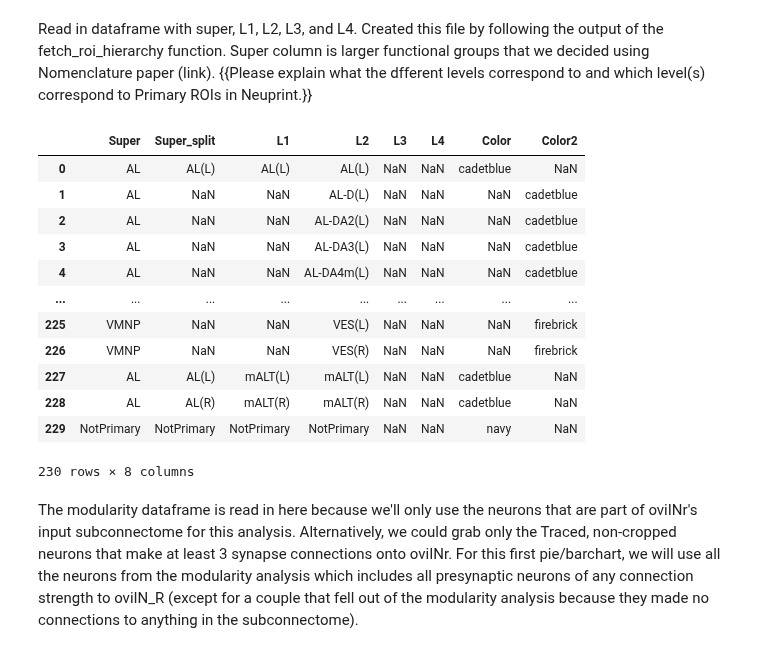
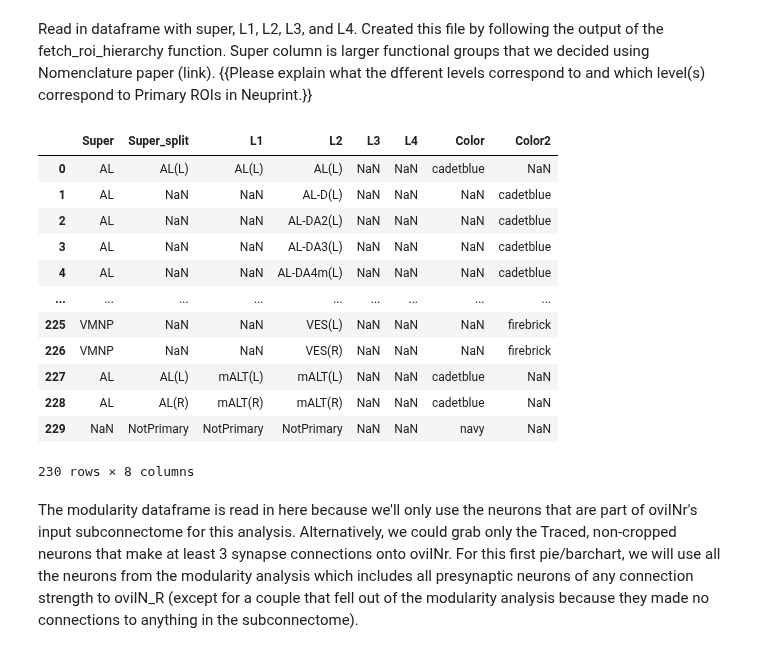
Before and after one commit to Gutierrez-lab/oviIN-inputs, a Jupyter notebook: piechart.ipynb, the cells around one changed output. Drawn from its saved outputs; the diff is of its cells as text; code cells hidden in the pictures.

Commit message:
optional removal of NotPrimary

```diff
--- a/piechart.ipynb
+++ b/piechart.ipynb
@@ -30,21 +30,21 @@ except:
 # %% [markdown]
 Read in dataframe with super, L1, L2, L3, and L4. Created this file by following the output of the fetch_roi_hierarchy function. Super column is larger functional groups that we decided using Nomenclature paper (link). {{Please explain what the dfferent levels correspond to and which level(s) correspond to Primary ROIs in Neuprint.}}
 # %%
-roi_df = pd.read_excel('data/all_roi_df.xlsx')
+roi_df = pd.read_excel('data/all_roi_df_fixed.xlsx')
 roi_df
 # %% [output]
 |  | Super | Super_split | L1 | L2 | L3 | L4 | Color | Color2 |
 | 0 | AL | AL(L) | AL(L) | AL(L) | NaN | NaN | cadetblue | NaN |
 | 1 | AL | NaN | NaN | AL-D(L) | NaN | NaN | NaN | cadetblue |
 | 2 | AL | NaN | NaN | AL-DA2(L) | NaN | NaN | NaN | cadetblue |
 | 3 | AL | NaN | NaN | AL-DA3(L) | NaN | NaN | NaN | cadetblue |
 | 4 | AL | NaN | NaN | AL-DA4m(L) | NaN | NaN | NaN | cadetblue |
 | ... | ... | ... | ... | ... | ... | ... | ... | ... |
 | 225 | VMNP | NaN | NaN | VES(L) | NaN | NaN | NaN | firebrick |
 | 226 | VMNP | NaN | NaN | VES(R) | NaN | NaN | NaN | firebrick |
 | 227 | AL | AL(L) | mALT(L) | mALT(L) | NaN | NaN | cadetblue | NaN |
 | 228 | AL | AL(R) | mALT(R) | mALT(R) | NaN | NaN | cadetblue | NaN |
-| 229 | NotPrimary | NotPrimary | NotPrimary | NotPrimary | NaN | NaN | navy | NaN |
+| 229 | NaN | NotPrimary | NotPrimary | NotPrimary | NaN | NaN | navy | NaN |
 230 rows × 8 columns
 # %% [markdown]
 The modularity dataframe is read in here because we'll only use the neurons that are part of oviINr's input subconnectome for this analysis. Alternatively, we could grab only the Traced, non-cropped neurons that make at least 3 synapse connections onto oviINr. For this first pie/barchart, we will use all the neurons from the modularity analysis which includes all presynaptic neurons of any connection strength to oviIN_R (except for a couple that fell out of the modularity analysis because they made no connections to anything in the subconnectome).
```
Also changed, not shown: parts of 5 cells of this notebook, 1 other file.
